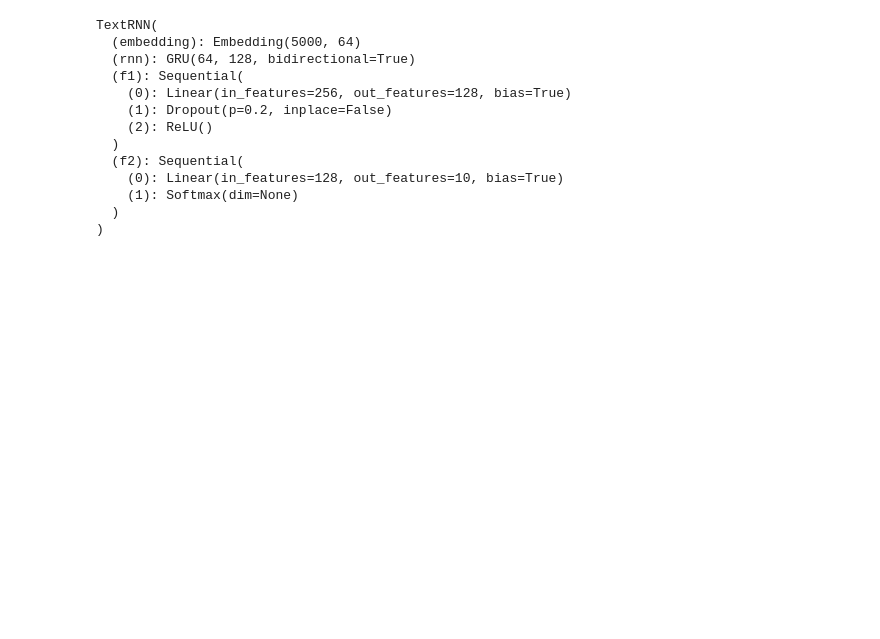
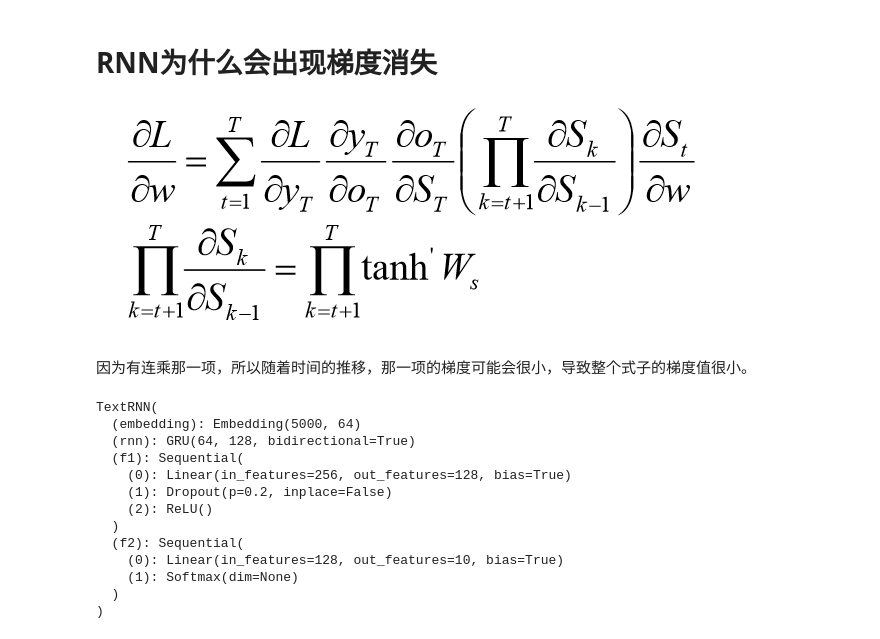
Before and after one commit to czjczjczj15/HCLG, a Jupyter notebook: 人工智能核心知识强化课程作业/assignment4/RNN.ipynb, the cells around one changed output. Cells and saved outputs as stored; diff of their text form; code cells hidden in the pictures; blank space fills up the shorter version.

```diff
--- a/人工智能核心知识强化课程作业/assignment4/RNN.ipynb
+++ b/人工智能核心知识强化课程作业/assignment4/RNN.ipynb
@@ -3 +43,10 @@
+# %% [markdown]
+# RNN为什么会出现梯度消失
+# %%
+from IPython.display import Image
+Image(filename="drive/My Drive/HCLG/lesson4/1.png")
+# %% [output]
+[figure, added]
+# %% [markdown]
+因为有连乘那一项，所以随着时间的推移，那一项的梯度可能会很小，导致整个式子的梯度值很小。
 # %%
```
Also changed, not shown: parts of 5 cells of this notebook.
